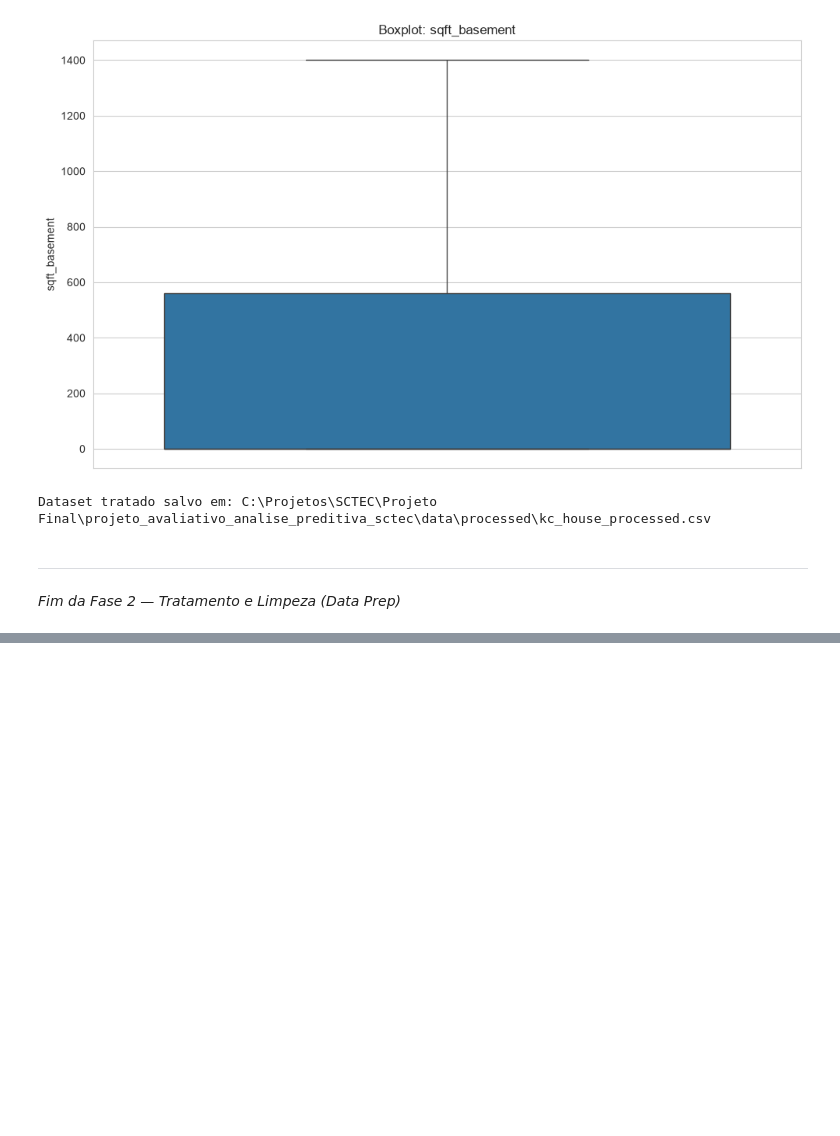
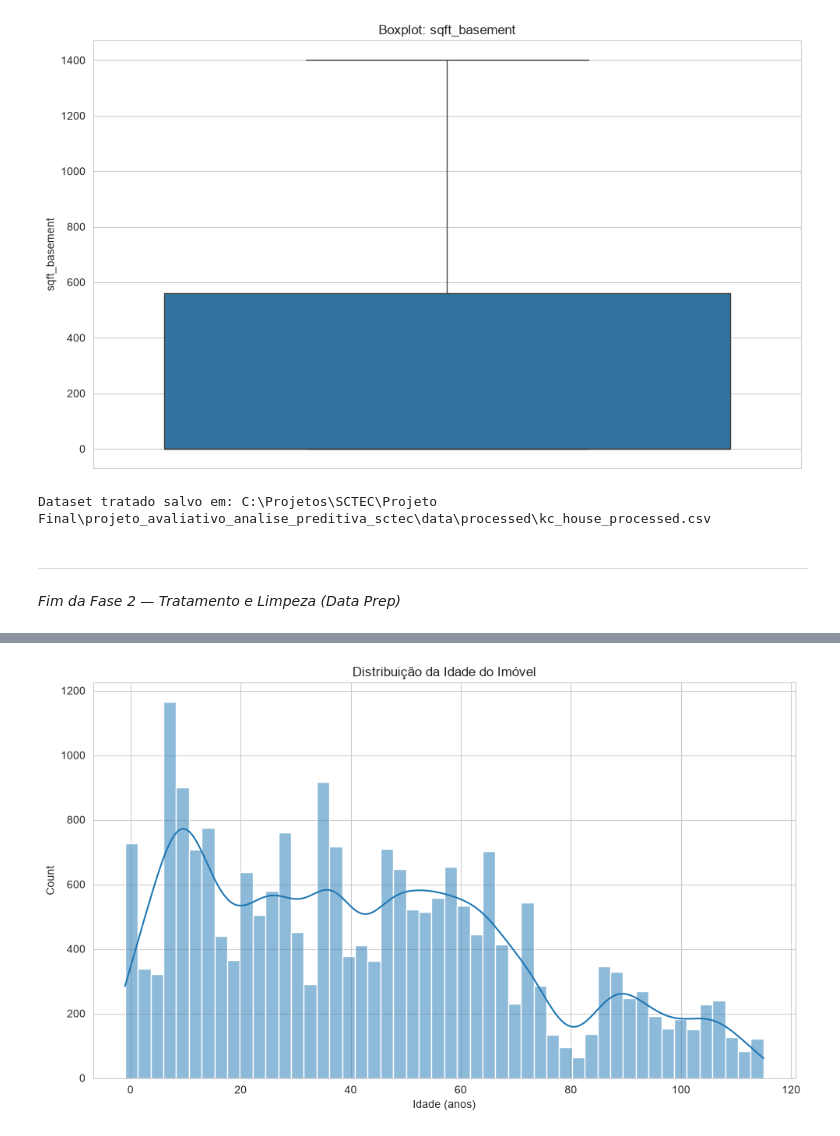
Before and after one commit to robertosim/projeto_avaliativo_analise_preditiva_sctec, a Jupyter notebook: notebooks/principal.ipynb, the cells around one changed output, grey strips where cells are left out. Cells and saved outputs as stored; diff of their text form; code cells hidden in the pictures; blank space fills up the shorter version.

```diff
--- a/notebooks/principal.ipynb
+++ b/notebooks/principal.ipynb
@@ -349,0 +455,4 @@ Dataset tratado salvo em: C:\Projetos\SCTEC\Projeto Final\projeto_avaliativo_ana
+# %%
+df = criar_comodos_totais(df)
+print(f"comodos_totais criada.")
+print(df["comodos_totais"].describe())
@@ -349,0 +474,4 @@ Dataset tratado salvo em: C:\Projetos\SCTEC\Projeto Final\projeto_avaliativo_ana
+# %%
+df = criar_razao_lote_area(df)
+print(f"razao_lote_area criada.")
+print(df["razao_lote_area"].describe())
@@ -349,0 +493,4 @@ Dataset tratado salvo em: C:\Projetos\SCTEC\Projeto Final\projeto_avaliativo_ana
+# %%
+df = criar_anos_desde_reforma(df)
+print(f"anos_desde_reforma criada.")
+print(df["anos_desde_reforma"].describe())
@@ -349,0 +512,4 @@ Dataset tratado salvo em: C:\Projetos\SCTEC\Projeto Final\projeto_avaliativo_ana
+# %%
+df = criar_faixa_zipcode(df)
+print(f"faixa_zipcode criada.")
+print(df["faixa_zipcode"].value_counts())
@@ -349,0 +542,10 @@ Dataset tratado salvo em: C:\Projetos\SCTEC\Projeto Final\projeto_avaliativo_ana
+# %%
+# Histograma da idade do imóvel
+fig, ax = plt.subplots()
+sns.histplot(df["idade_imovel"], kde=True, bins=50, ax=ax)
+ax.set_title("Distribuição da Idade do Imóvel")
+ax.set_xlabel("Idade (anos)")
+plt.tight_layout()
+plt.show()
+# %% [output]
+[figure, added]
```
Also changed, not shown: parts of 32 cells of this notebook, 2 other files.
